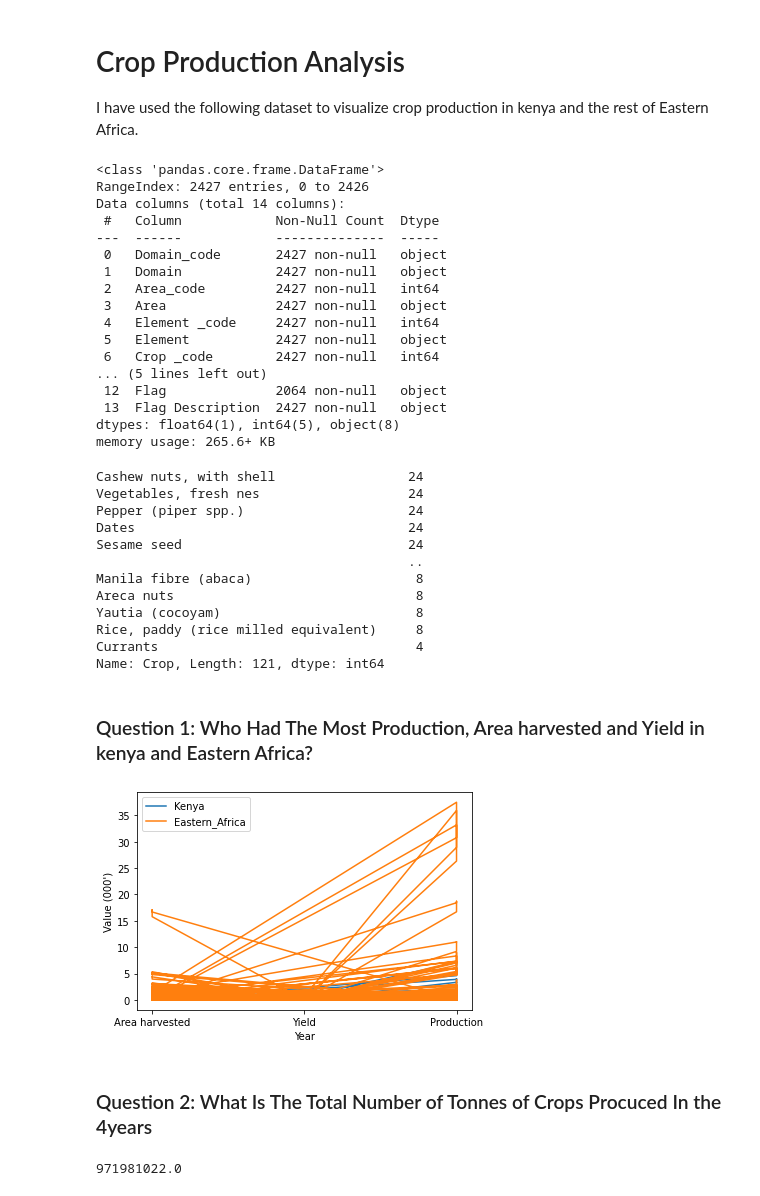
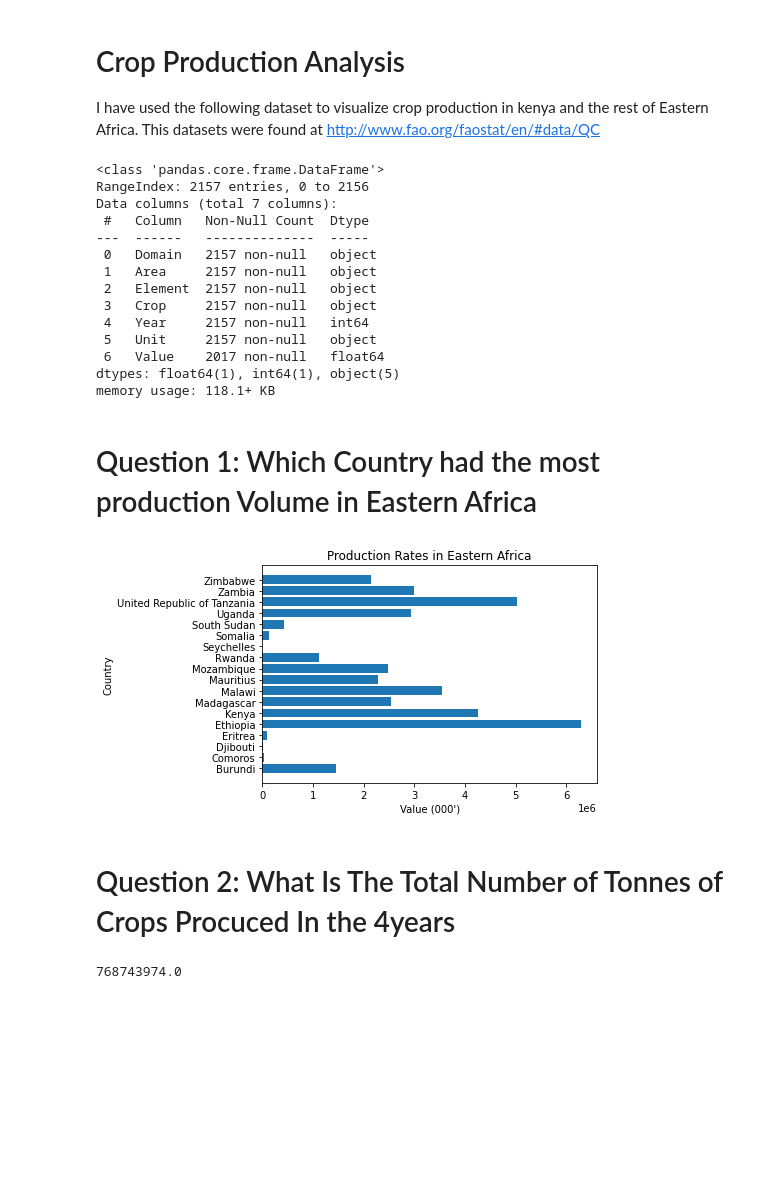
Before and after one commit to MuchereShawn/Jenga_Final_Project, a Jupyter notebook: Final_Project.ipynb, the cells around one changed output. Cells and saved outputs as stored; diff of their text form; code cells hidden in the pictures; blank space fills up the shorter version.

```diff
--- a/Final_Project.ipynb
+++ b/Final_Project.ipynb
@@ -1,65 +1,49 @@
 # %% [markdown]
 # Crop Production Analysis
 I have used the following dataset to visualize crop production in kenya and the rest of Eastern Africa.
+This datasets were found at http://www.fao.org/faostat/en/#data/QC
 # %%
 import pandas as pd
 import numpy as np
 import matplotlib.pyplot as plt
-data = pd.read_csv("FAOSTAT_data_5-23-2021.csv")
+data = pd.read_csv("FAOSTAT_data_6-28-2021 Production.csv")
+Data = pd.read_csv("FAOSTAT_data_6-28-2021 (1) Harvest.csv")
 # %%
 data.info()
 # %% [output]
 <class 'pandas.core.frame.DataFrame'>
-RangeIndex: 2427 entries, 0 to 2426
-Data columns (total 14 columns):
- #   Column            Non-Null Count  Dtype
----  ------            --------------  -----
- 0   Domain_code       2427 non-null   object
- 1   Domain            2427 non-null   object
- 2   Area_code         2427 non-null   int64
- 3   Area              2427 non-null   object
- 4   Element _code     2427 non-null   int64
- 5   Element           2427 non-null   object
- 6   Crop _code        2427 non-null   int64
-... (5 lines left out)
- 12  Flag              2064 non-null   object
- 13  Flag Description  2427 non-null   object
-dtypes: float64(1), int64(5), object(8)
-memory usage: 265.6+ KB
+RangeIndex: 2157 entries, 0 to 2156
+Data columns (total 7 columns):
+ #   Column   Non-Null Count  Dtype
+---  ------   --------------  -----
+ 0   Domain   2157 non-null   object
+ 1   Area     2157 non-null   object
+ 2   Element  2157 non-null   object
+ 3   Crop     2157 non-null   object
+ 4   Year     2157 non-null   int64
+ 5   Unit     2157 non-null   object
+ 6   Value    2017 non-null   float64
+dtypes: float64(1), int64(1), object(5)
+memory usage: 118.1+ KB
 # %%
 data.Crop.value_counts()
-# %% [output]
-Cashew nuts, with shell                 24
-Vegetables, fresh nes                   24
-Pepper (piper spp.)                     24
-Dates                                   24
-Sesame seed                             24
-                                        ..
-Manila fibre (abaca)                     8
-Areca nuts                               8
-Yautia (cocoyam)                         8
-Rice, paddy (rice milled equivalent)     8
-Currants                                 4
-Name: Crop, Length: 121, dtype: int64
 # %% [markdown]
-### Question 1: Who Had The Most Production, Area harvested and Yield in  kenya and Eastern Africa?
+# Question 1: Which Country had the most production Volume in Eastern Africa
 # %%
-kenya = data[data.Area == "Kenya"]
-Eastern_Africa = data[data.Area == "Eastern Africa"]
-plt.plot(kenya.Element, kenya.Value / 10**6)
-plt.plot(Eastern_Africa.Element, Eastern_Africa.Value / 10**6)
-plt.legend(["Kenya", "Eastern_Africa"])
-plt.xlabel("Year")
-plt.ylabel("Value (000')")
+plt.barh(data.Area, data.Value / 10*6)
+
+plt.title("Production Rates in Eastern Africa")
+plt.xlabel("Value (000')")
+plt.ylabel("Country")
 plt.show()
 ## Blue is kenya While orange is Eastern Africa
 # %% [output]
-[figure, old version]
+[figure, new version]
 # %% [markdown]
-### Question 2: What Is The Total Number of Tonnes of Crops Procuced In the 4years
+# Question 2: What Is The Total Number of Tonnes of Crops Procuced In the 4years
 # %%
 Production = (data["Element"] == "Production")
 data.loc[Production]["Value"].sum()
 # %% [output]
-971981022.0
+768743974.0
 # %% [markdown]
```
Also changed, not shown: parts of 42 cells of this notebook, 3 other files.
